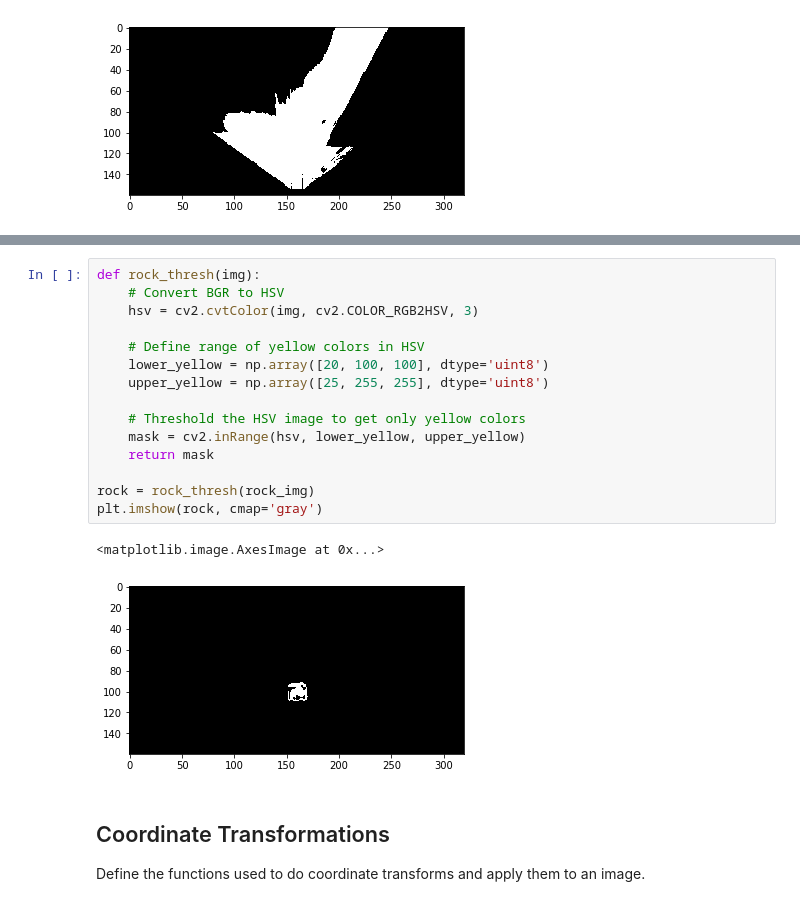
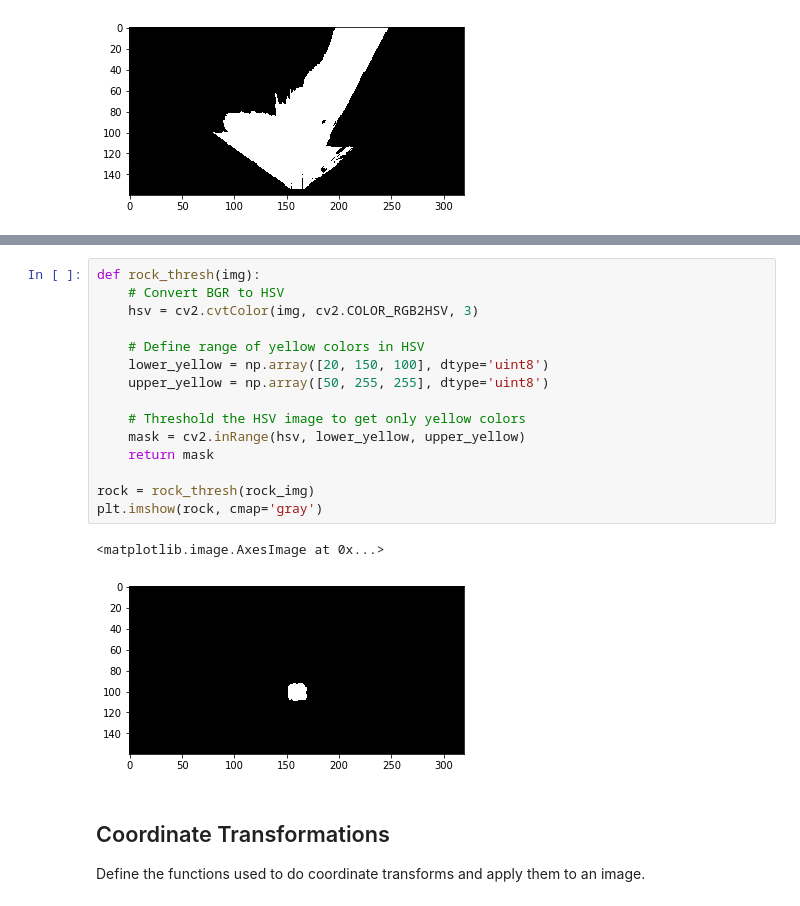
Before and after one commit to NULL-Wolf/RoboND-Rover-Project, a Jupyter notebook: code/Rover_Project_Test_Notebook.ipynb, the cells around one changed output, grey strips where cells are left out. Cells and saved outputs as stored; diff of their text form.

```diff
--- a/code/Rover_Project_Test_Notebook.ipynb
+++ b/code/Rover_Project_Test_Notebook.ipynb
@@ -155,21 +155,21 @@ plt.imshow(obstacles, cmap='gray')
 # %%
 def rock_thresh(img):
     # Convert BGR to HSV
     hsv = cv2.cvtColor(img, cv2.COLOR_RGB2HSV, 3)
 
     # Define range of yellow colors in HSV
-    lower_yellow = np.array([20, 100, 100], dtype='uint8')
-    upper_yellow = np.array([25, 255, 255], dtype='uint8')
+    lower_yellow = np.array([20, 150, 100], dtype='uint8')
+    upper_yellow = np.array([50, 255, 255], dtype='uint8')
 
     # Threshold the HSV image to get only yellow colors
     mask = cv2.inRange(hsv, lower_yellow, upper_yellow)
     return mask
 
 rock = rock_thresh(rock_img)
 plt.imshow(rock, cmap='gray')
 # %% [output]
 <matplotlib.image.AxesImage at 0x...>
-[figure, old version]
+[figure, new version]
 # %% [markdown]
 ## Coordinate Transformations
 Define the functions used to do coordinate transforms and apply them to an image.
```
Also changed, not shown: parts of 4 cells of this notebook, 3 other files.
